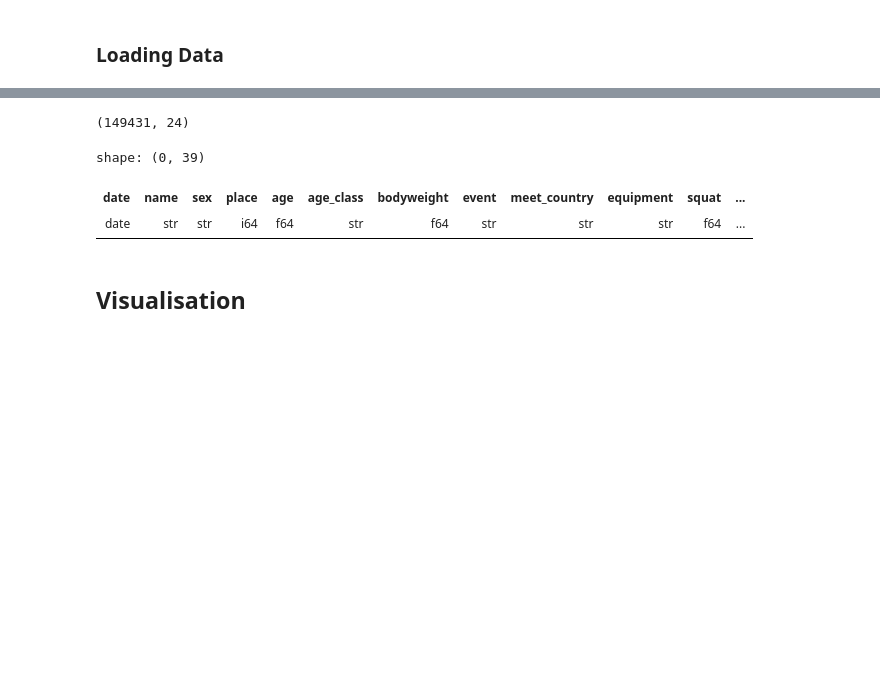
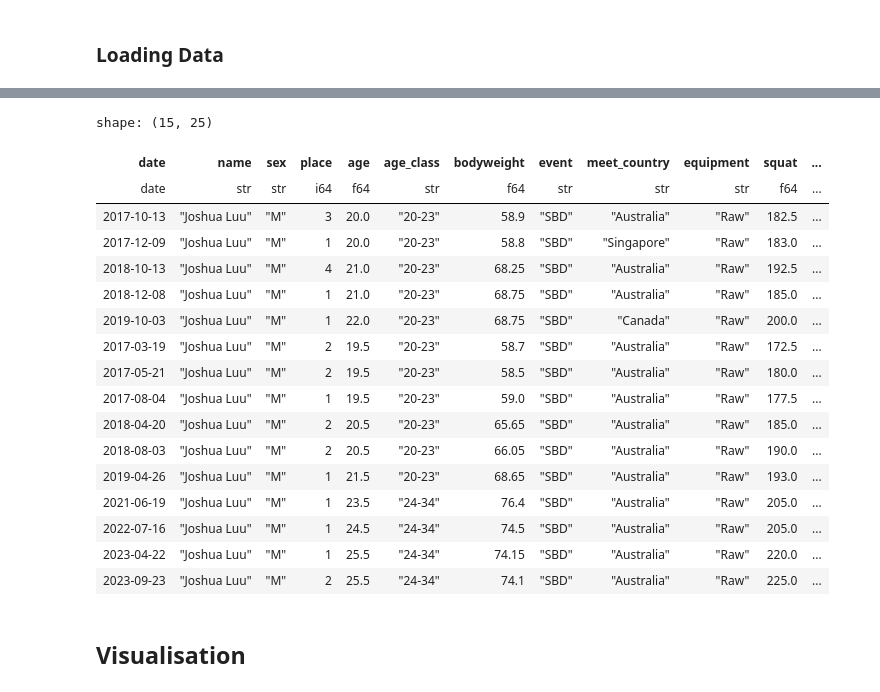
Before and after one commit to namtonthat/powerlifting-ml-progress, a Jupyter notebook: notebooks/etl-polars.ipynb, the cells around one changed output, grey strips where cells are left out. Saved outputs shown, nothing was run; the diff lists cells and outputs as text; code cells hidden in the pictures; blank space fills up the shorter version.

```diff
--- a/notebooks/etl-polars.ipynb
+++ b/notebooks/etl-polars.ipynb
@@ -68,50 +198,26 @@ shape: (16, 24)
-# %%
-# IPF Weight class only for PA after 2018-01-01
-DAYS_IN_YEAR = 365.25
-# USAPL is it's own federation
-
-cleansed_df = renamed_df.filter((pl.col("event") == "SBD") & (pl.col("tested") == "Yes") & (pl.col("equipment") == "Raw")).with_columns(pl.col("federation").str.to_lowercase())
-print(cleansed_df.shape)
-
-# Create feature engineered columns
-time_since_last_comp_df = cleansed_df.with_columns((pl.col("date") - pl.col("date").shift(-1)).over("primary_key").alias("time_since_last_comp")).with_columns(pl.col("time_since_last_comp").dt.days())
-
-## Feature engineering
-# have to filter out the time_since_last_comp since there might be data entry handling error
-fe_df = time_since_last_comp_df.with_columns(
-    (pl.col("time_since_last_comp") / DAYS_IN_YEAR).alias("years_since_last_comp"),
-    (pl.col("meet_country") == pl.col("origin_country")).alias("is_origin_country"),
-    pl.col("date").apply(lambda x: x.toordinal()).alias("date_as_ordinal"),
-    pl.col("name").cumcount().over("primary_key").alias("cumulative_comps"),
-    pl.when(pl.col("meet_name").str.contains("national"))
-    .then("national")
-    .otherwise(pl.when(pl.col("meet_name").str.contains("International|World|Commonwealth")).then("international").otherwise("local"))
-    .alias("meet_type"),
-)
-
-fe_df = fe_df.with_columns(
-    ((pl.col("squat") - pl.col("squat").shift(1)) / pl.col("years_since_last_comp")).over("primary_key").alias("squat_progress"),
-    ((pl.col("bench") - pl.col("bench").shift(1)) / pl.col("years_since_last_comp")).over("primary_key").alias("bench_progress"),
-    ((pl.col("deadlift") - pl.col("deadlift").shift(1)) / pl.col("years_since_last_comp")).over("primary_key").alias("deadlift_progress"),
-    ((pl.col("total") - pl.col("total").shift(1)) / pl.col("years_since_last_comp")).over("primary_key").alias("total_progress"),
-    ((pl.col("wilks") - pl.col("wilks").shift(1)) / pl.col("years_since_last_comp")).over("primary_key").alias("wilks_progress"),
-)
-
-# have to filter out the time_since_last_comp since there might be data entry handling error
-fe_df = fe_df.with_columns(
-    (pl.col("squat").shift(1)).over("primary_key").alias("previous_squat"),
-    (pl.col("bench").shift(1)).over("primary_key").alias("previous_bench"),
-    (pl.col("deadlift").shift(1)).over("primary_key").alias("previous_deadlift"),
-    (pl.col("total").shift(1)).over("primary_key").alias("previous_total"),
-)
-# %% [output]
-(149431, 24)
-# %%
-fe_df.filter(pl.col("name") == "Joshua Luu")
-# %% [output]
-shape: (0, 39)
-| date | name | sex | place | age | age_class | bodyweight | event | meet_country | equipment | squat | ... |
-| date | str | str | i64 | f64 | str | f64 | str | str | str | f64 | ... |
+# %%
+cleansed_df.filter(pl.col("name") == "Joshua Luu").with_columns((pl.col("date") - pl.col("date").shift(-1)).over("primary_key").alias("time_since_last_comp")).with_columns(
+    pl.col("time_since_last_comp").dt.days()
+)
+# %% [output]
+shape: (15, 25)
+| date | name | sex | place | age | age_class | bodyweight | event | meet_country | equipment | squat | ... |
+| date | str | str | i64 | f64 | str | f64 | str | str | str | f64 | ... |
+| 2017-10-13 | "Joshua Luu" | "M" | 3 | 20.0 | "20-23" | 58.9 | "SBD" | "Australia" | "Raw" | 182.5 | ... |
+| 2017-12-09 | "Joshua Luu" | "M" | 1 | 20.0 | "20-23" | 58.8 | "SBD" | "Singapore" | "Raw" | 183.0 | ... |
+| 2018-10-13 | "Joshua Luu" | "M" | 4 | 21.0 | "20-23" | 68.25 | "SBD" | "Australia" | "Raw" | 192.5 | ... |
+| 2018-12-08 | "Joshua Luu" | "M" | 1 | 21.0 | "20-23" | 68.75 | "SBD" | "Australia" | "Raw" | 185.0 | ... |
+| 2019-10-03 | "Joshua Luu" | "M" | 1 | 22.0 | "20-23" | 68.75 | "SBD" | "Canada" | "Raw" | 200.0 | ... |
+| 2017-03-19 | "Joshua Luu" | "M" | 2 | 19.5 | "20-23" | 58.7 | "SBD" | "Australia" | "Raw" | 172.5 | ... |
+| 2017-05-21 | "Joshua Luu" | "M" | 2 | 19.5 | "20-23" | 58.5 | "SBD" | "Australia" | "Raw" | 180.0 | ... |
+| 2017-08-04 | "Joshua Luu" | "M" | 1 | 19.5 | "20-23" | 59.0 | "SBD" | "Australia" | "Raw" | 177.5 | ... |
+| 2018-04-20 | "Joshua Luu" | "M" | 2 | 20.5 | "20-23" | 65.65 | "SBD" | "Australia" | "Raw" | 185.0 | ... |
+| 2018-08-03 | "Joshua Luu" | "M" | 2 | 20.5 | "20-23" | 66.05 | "SBD" | "Australia" | "Raw" | 190.0 | ... |
+| 2019-04-26 | "Joshua Luu" | "M" | 1 | 21.5 | "20-23" | 68.65 | "SBD" | "Australia" | "Raw" | 193.0 | ... |
+| 2021-06-19 | "Joshua Luu" | "M" | 1 | 23.5 | "24-34" | 76.4 | "SBD" | "Australia" | "Raw" | 205.0 | ... |
+| 2022-07-16 | "Joshua Luu" | "M" | 1 | 24.5 | "24-34" | 74.5 | "SBD" | "Australia" | "Raw" | 205.0 | ... |
+| 2023-04-22 | "Joshua Luu" | "M" | 1 | 25.5 | "24-34" | 74.15 | "SBD" | "Australia" | "Raw" | 220.0 | ... |
+| 2023-09-23 | "Joshua Luu" | "M" | 2 | 25.5 | "24-34" | 74.1 | "SBD" | "Australia" | "Raw" | 225.0 | ... |
 # %% [markdown]
 ## Visualisation
 # %%
```
Also changed, not shown: parts of 8 cells of this notebook, 4 other files.
